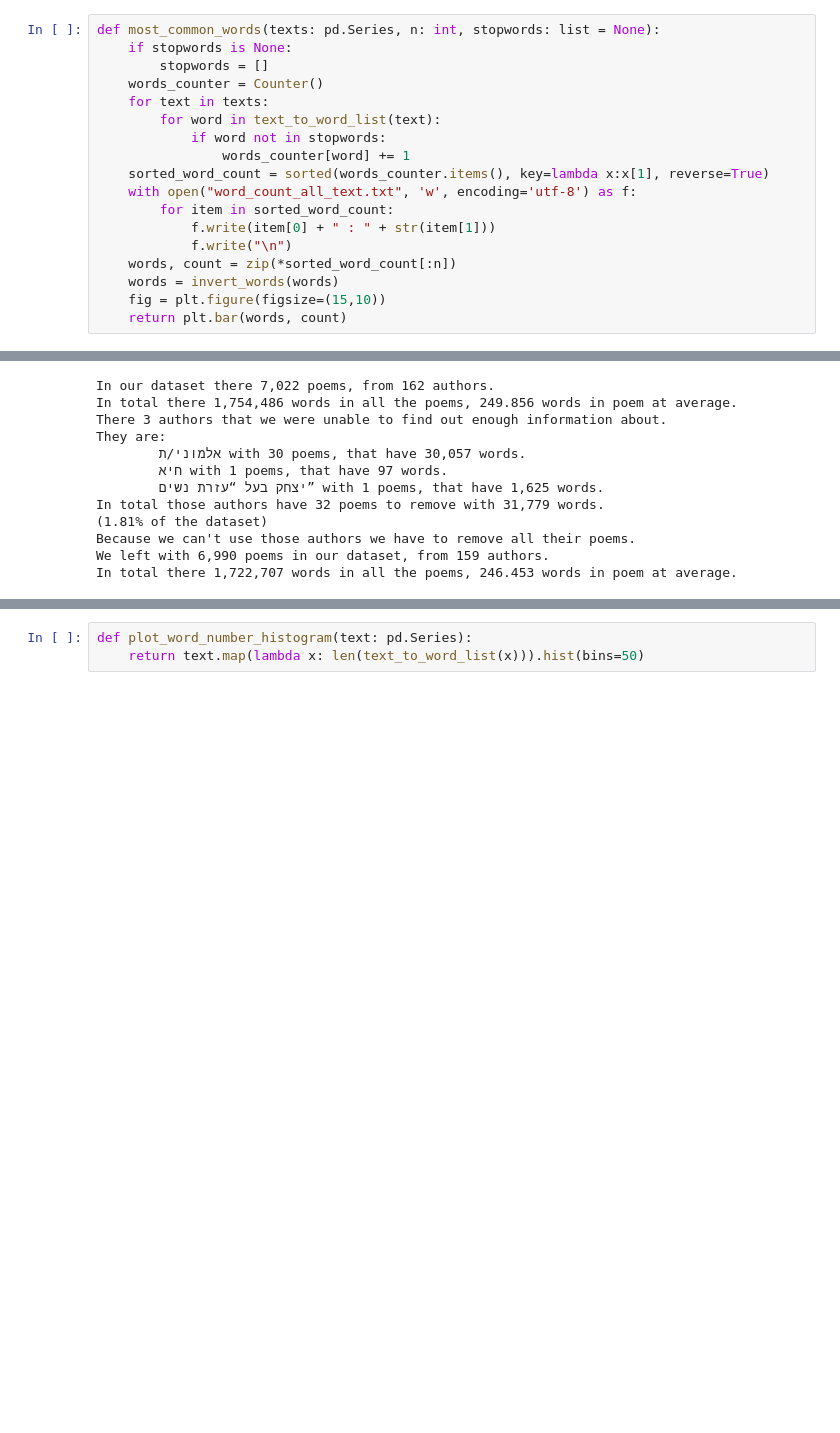
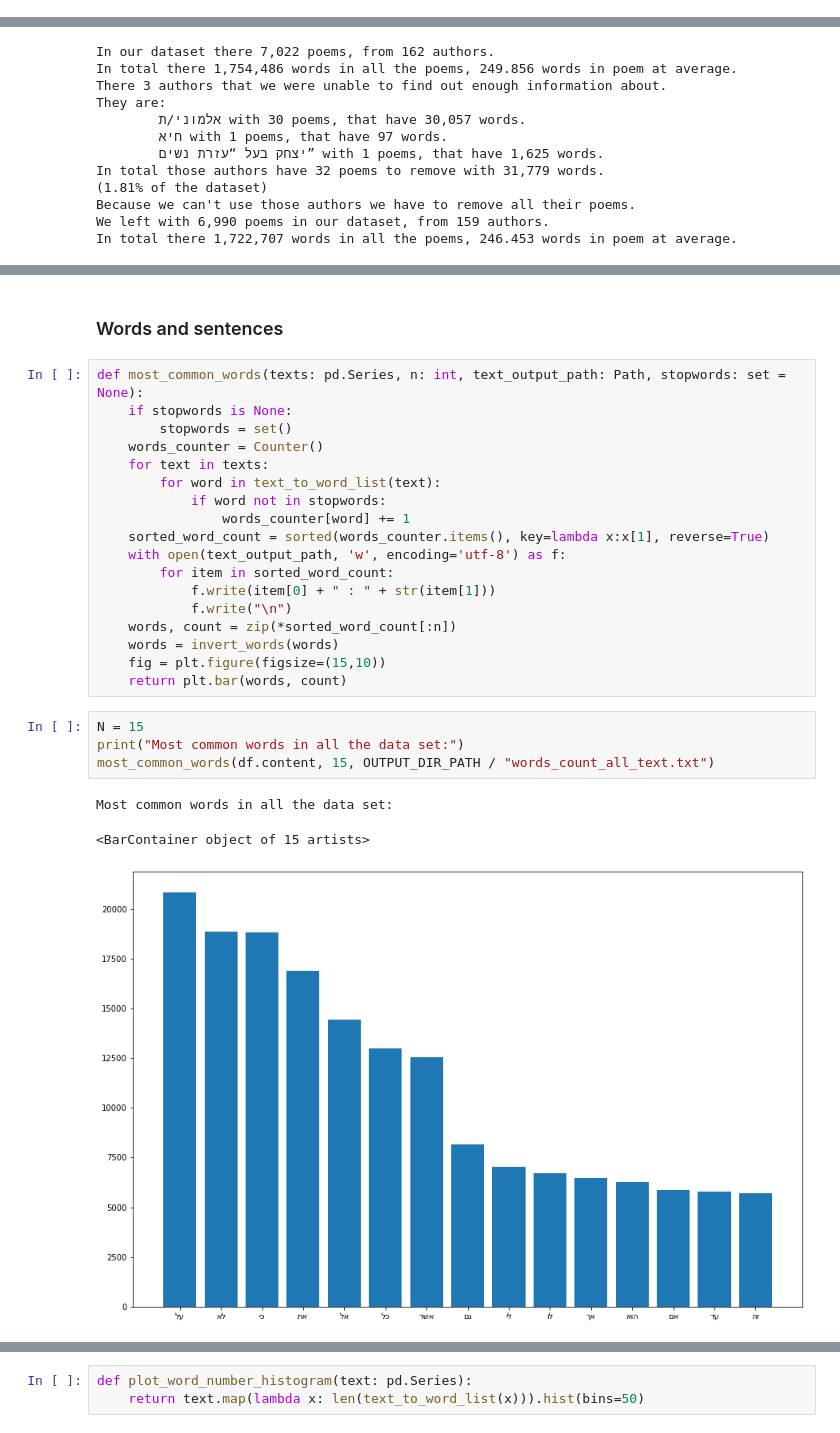
Before and after one commit to ronamir1/NLP-finalProject, a Jupyter notebook: Data_Processing/data_exploration.ipynb, the cells around one changed output, grey strips where cells are left out. Saved outputs shown, nothing was run; the diff lists cells and outputs as text; blank space fills up the shorter version.

```diff
--- a/Data_Processing/data_exploration.ipynb
+++ b/Data_Processing/data_exploration.ipynb
@@ -22,21 +17,3 @@ def words_count(texts: pd.Series):
-# %%
-def most_common_words(texts: pd.Series, n: int, stopwords: list = None):
-    if stopwords is None:
-	    stopwords = []
-    words_counter = Counter()
-    for text in texts:
-        for word in text_to_word_list(text):
-            if word not in stopwords:
-                words_counter[word] += 1
-    sorted_word_count = sorted(words_counter.items(), key=lambda x:x[1], reverse=True)
-    with open("word_count_all_text.txt", 'w', encoding='utf-8') as f:
-        for item in sorted_word_count:
-            f.write(item[0] + " : " + str(item[1]))
-            f.write("\n")
-    words, count = zip(*sorted_word_count[:n])
-    words = invert_words(words)
-    fig = plt.figure(figsize=(15,10))
-    return plt.bar(words, count)
 # %% [markdown]
 ### data to explore:
 * how many songs?
@@ -114 +91,29 @@ create_word_cloud_from_corpus(df.content, OUTPUT_DIR_PATH / "corpus_word_cloud.p
 <Figure size 432x288 with 0 Axes>
+# %% [markdown]
+### Words and sentences
+# %%
+def most_common_words(texts: pd.Series, n: int, text_output_path: Path, stopwords: set = None):
+    if stopwords is None:
+	    stopwords = set()
+    words_counter = Counter()
+    for text in texts:
+        for word in text_to_word_list(text):
+            if word not in stopwords:
+                words_counter[word] += 1
+    sorted_word_count = sorted(words_counter.items(), key=lambda x:x[1], reverse=True)
+    with open(text_output_path, 'w', encoding='utf-8') as f:
+        for item in sorted_word_count:
+            f.write(item[0] + " : " + str(item[1]))
+            f.write("\n")
+    words, count = zip(*sorted_word_count[:n])
+    words = invert_words(words)
+    fig = plt.figure(figsize=(15,10))
+    return plt.bar(words, count)
+# %%
+N = 15
+print("Most common words in all the data set:")
+most_common_words(df.content, 15, OUTPUT_DIR_PATH / "words_count_all_text.txt")
+# %% [output]
+Most common words in all the data set:
+<BarContainer object of 15 artists>
+[figure, added]
```
Also changed, not shown: parts of 14 cells of this notebook.
